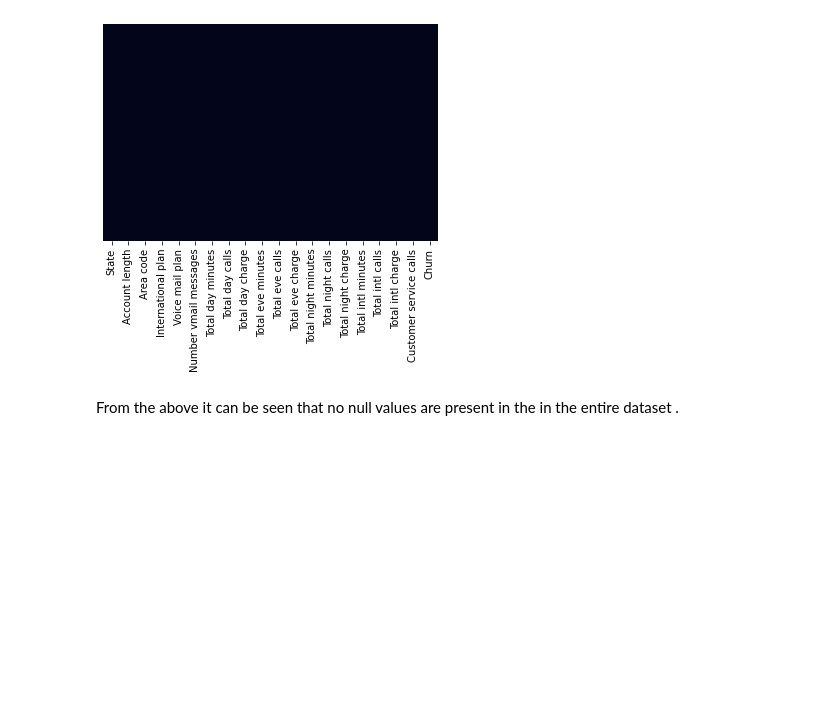
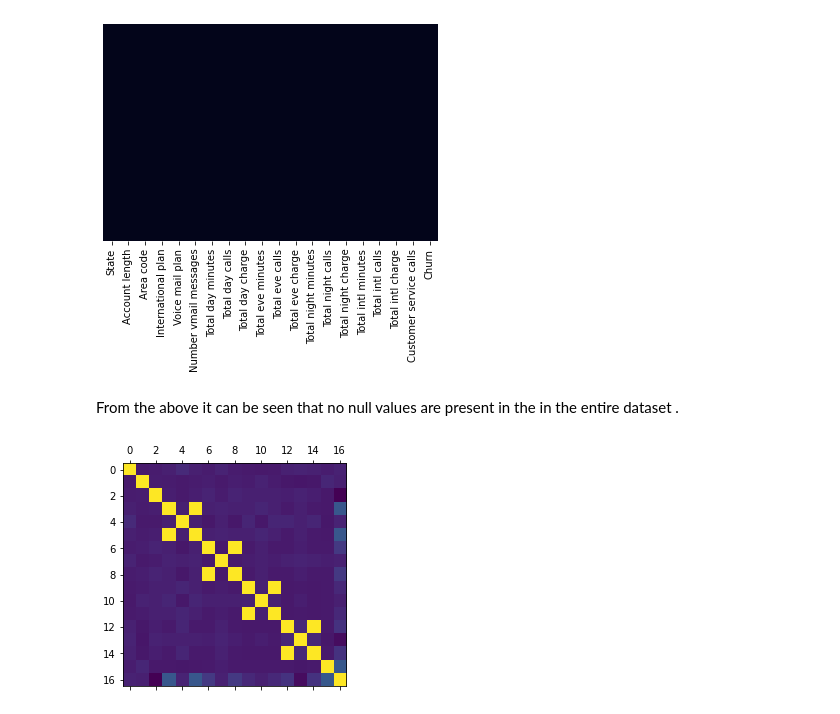
Before and after one commit to Saurav-Bhattacharjee/Telecom-Churn-Analysis, a Jupyter notebook: Copy_of_Telecom_Churn_Analysis_Capstone_Project.ipynb, the cells around one changed output. Drawn from its saved outputs; the diff is of its cells as text; code cells hidden in the pictures; blank space fills up the shorter version.

```diff
--- a/Copy_of_Telecom_Churn_Analysis_Capstone_Project.ipynb
+++ b/Copy_of_Telecom_Churn_Analysis_Capstone_Project.ipynb
@@ -69,3 +69,8 @@ sns.heatmap(Churn.isnull(),yticklabels=False,cbar=False)
 [figure]
 # %% [markdown]
 From the above it can be seen that no null values are present in the in the entire dataset .
+# %%
+plt.matshow(Churn.corr())
+plt.show()
+# %% [output]
+[figure, added]
```
Also changed, not shown: parts of 1 cell of this notebook.
